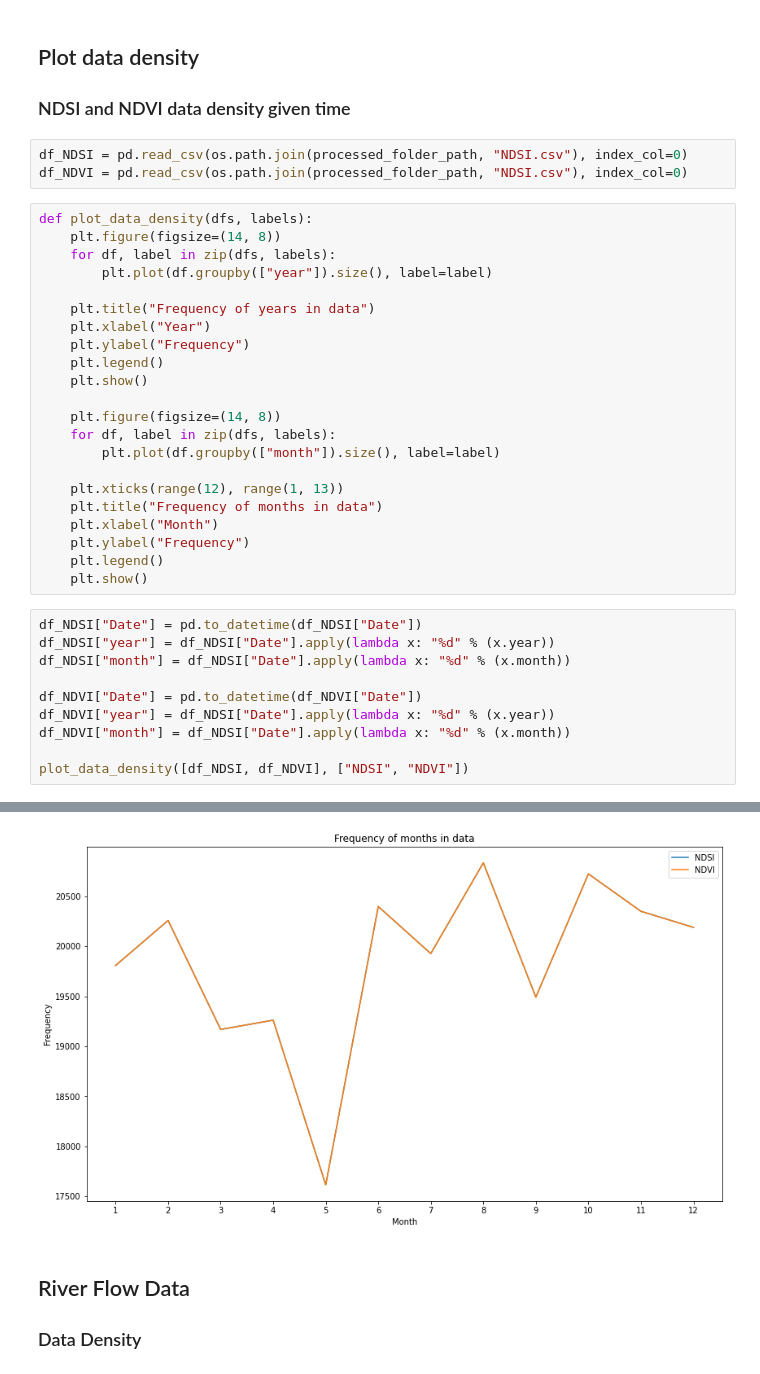
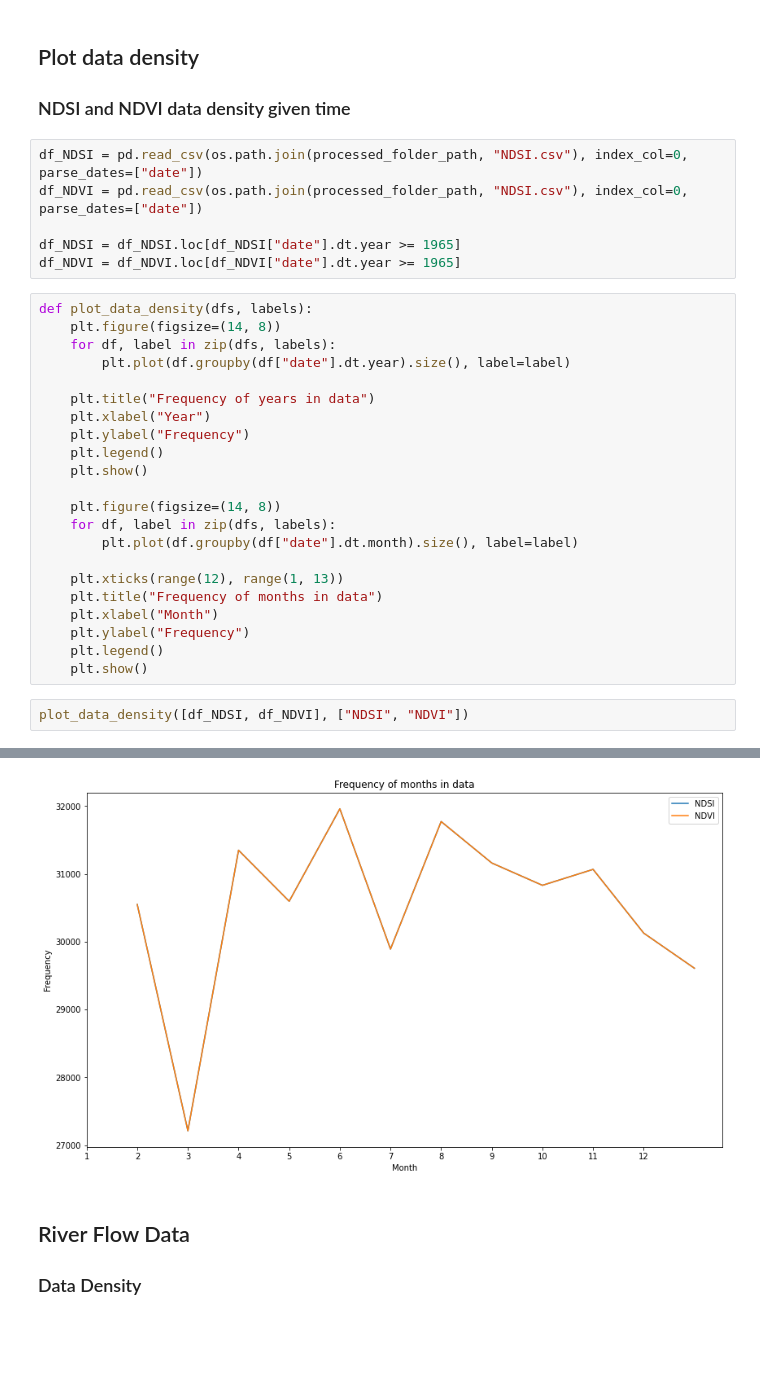
Before and after one commit to DanielPerezJensen/flow-forecasting, a Jupyter notebook: notebooks/eda.ipynb, the cells around one changed output, grey strips where cells are left out. Cells and saved outputs as stored; diff of their text form; blank space fills up the shorter version.

```diff
--- a/notebooks/eda.ipynb
+++ b/notebooks/eda.ipynb
@@ -17,13 +17,16 @@ unprocessed_folder_path = os.path.join("..", "data", "unprocessed")
 
 ### NDSI and NDVI data density given time
 # %%
-df_NDSI = pd.read_csv(os.path.join(processed_folder_path, "NDSI.csv"), index_col=0)
-df_NDVI = pd.read_csv(os.path.join(processed_folder_path, "NDSI.csv"), index_col=0)
+df_NDSI = pd.read_csv(os.path.join(processed_folder_path, "NDSI.csv"), index_col=0, parse_dates=["date"])
+df_NDVI = pd.read_csv(os.path.join(processed_folder_path, "NDSI.csv"), index_col=0, parse_dates=["date"])
+
+df_NDSI = df_NDSI.loc[df_NDSI["date"].dt.year >= 1965]
+df_NDVI = df_NDVI.loc[df_NDVI["date"].dt.year >= 1965]
 # %%
 def plot_data_density(dfs, labels):
     plt.figure(figsize=(14, 8))
     for df, label in zip(dfs, labels):
-        plt.plot(df.groupby(["year"]).size(), label=label)
+        plt.plot(df.groupby(df["date"].dt.year).size(), label=label)
 
     plt.title("Frequency of years in data")
     plt.xlabel("Year")
@@ -33,7 +36,7 @@ def plot_data_density(dfs, labels):
 
     plt.figure(figsize=(14, 8))
     for df, label in zip(dfs, labels):
-        plt.plot(df.groupby(["month"]).size(), label=label)
+        plt.plot(df.groupby(df["date"].dt.month).size(), label=label)
 
     plt.xticks(range(12), range(1, 13))
     plt.title("Frequency of months in data")
@@ -42,13 +45,5 @@ def plot_data_density(dfs, labels):
     plt.legend()
     plt.show()
 # %%
-df_NDSI["Date"] = pd.to_datetime(df_NDSI["Date"])
-df_NDSI["year"] = df_NDSI["Date"].apply(lambda x: "%d" % (x.year))
-df_NDSI["month"] = df_NDSI["Date"].apply(lambda x: "%d" % (x.month))
-
-df_NDVI["Date"] = pd.to_datetime(df_NDVI["Date"])
-df_NDVI["year"] = df_NDSI["Date"].apply(lambda x: "%d" % (x.year))
-df_NDVI["month"] = df_NDSI["Date"].apply(lambda x: "%d" % (x.month))
-
 plot_data_density([df_NDSI, df_NDVI], ["NDSI", "NDVI"])
 # %% [output]
@@ -56,4 +51,4 @@ plot_data_density([df_NDSI, df_NDVI], ["NDSI", "NDVI"])
-[figure, old version]
+[figure, new version]
 # %% [markdown]
 ## River Flow Data
 ### Data Density
```
Also changed, not shown: parts of 7 cells of this notebook.
